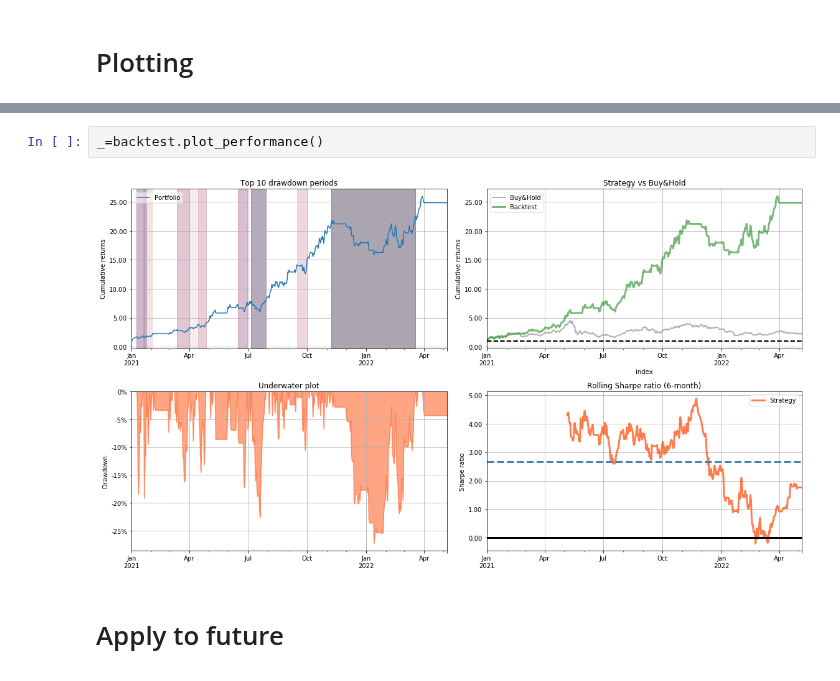
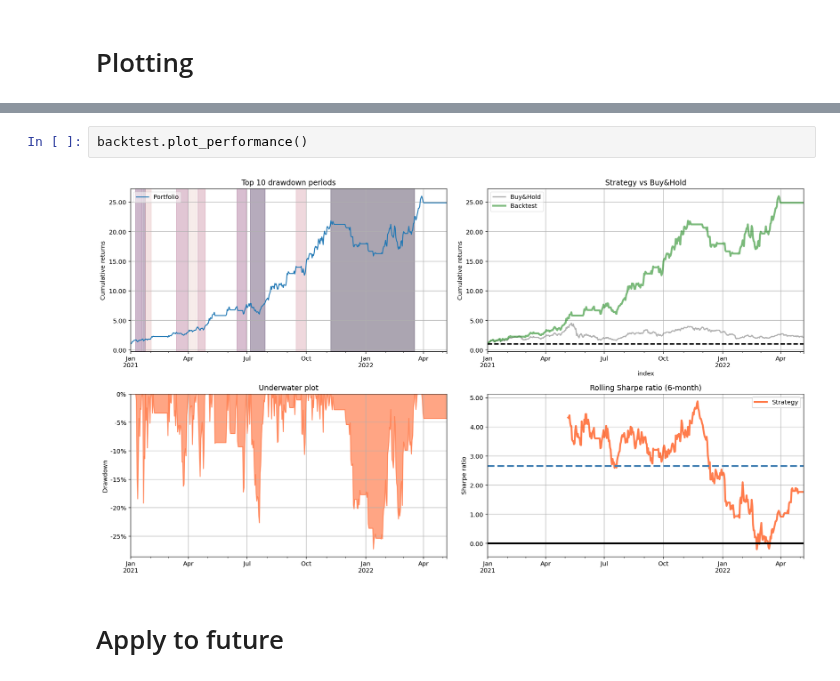
Before and after one commit to giocaizzi/surfingcrypto, a Jupyter notebook: notebooks/algotrading.ipynb, the cells around one changed output, grey strips where cells are left out. Drawn from its saved outputs; the diff is of its cells as text.

```diff
--- a/notebooks/algotrading.ipynb
+++ b/notebooks/algotrading.ipynb
@@ -226,6 +194,6 @@ backtest.plot_timeline()
-# %%
-_=backtest.plot_performance()
-# %% [output]
-[figure, removed]
+# %%
+backtest.plot_performance()
+# %% [output]
+[figure, added]
 # %% [markdown]
 # Apply to future
```
Also changed, not shown: parts of 15 cells of this notebook, 5 other files.
